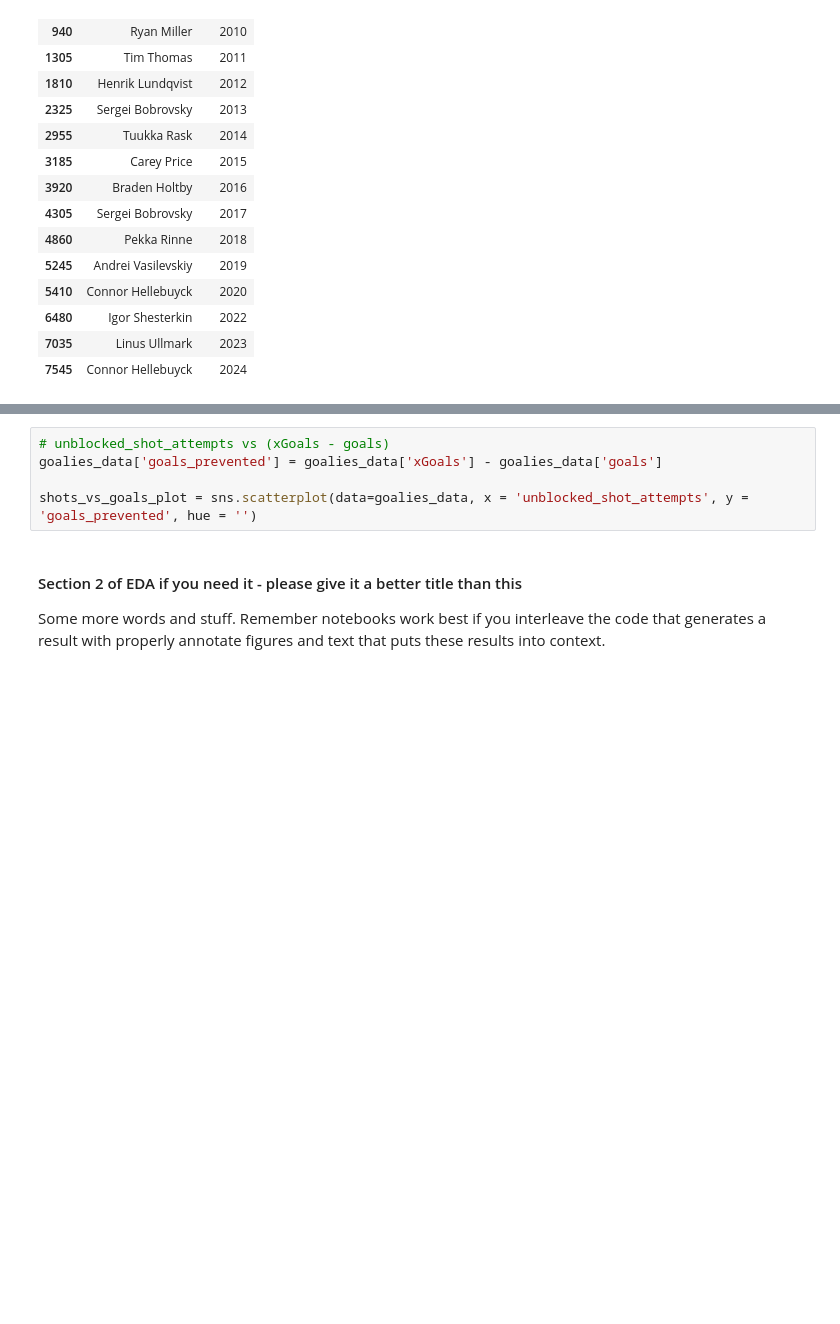
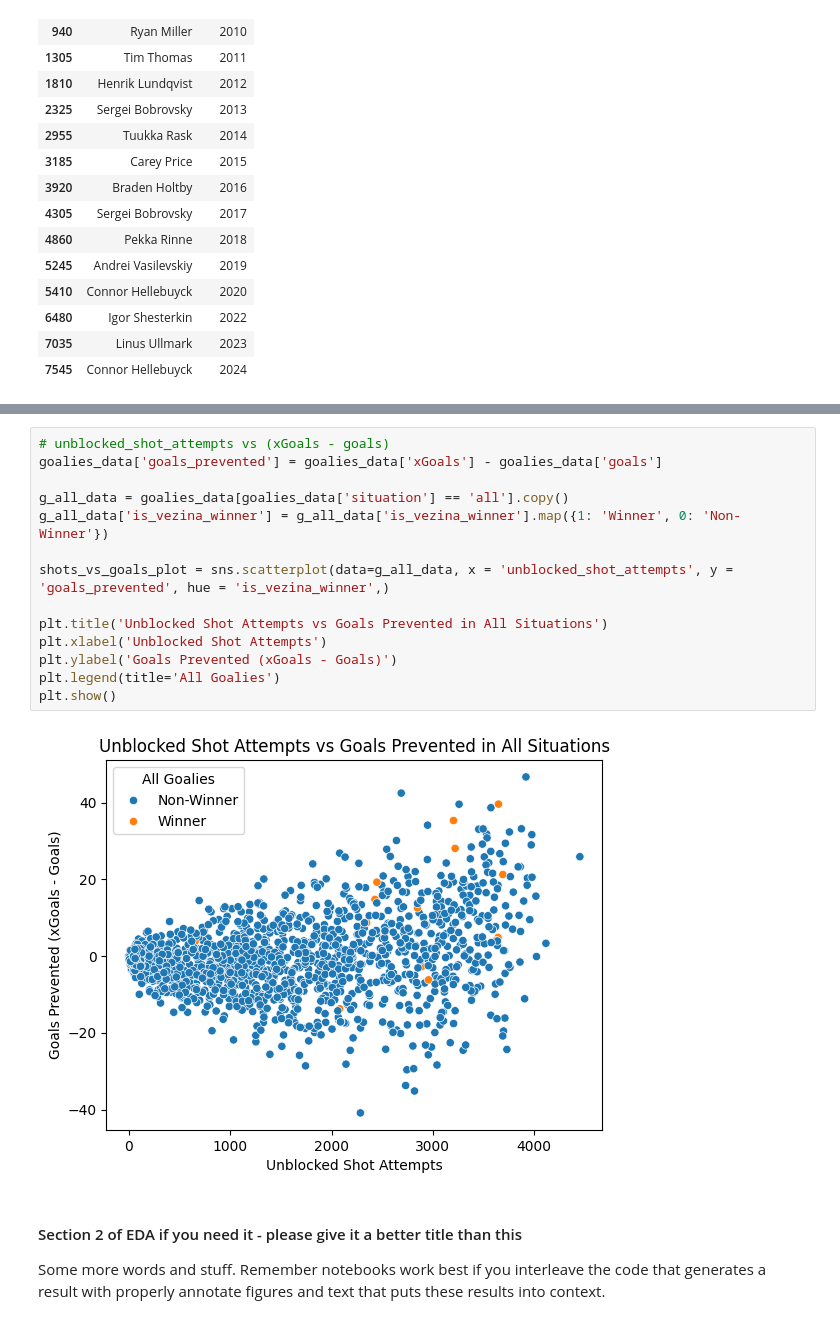
Before and after one commit to COGS108/Group118_WI26, a Jupyter notebook: 02-EDACheckpoint.ipynb, the cells around one changed output, grey strips where cells are left out. Saved outputs shown, nothing was run; the diff lists cells and outputs as text; blank space fills up the shorter version.

Commit message:
Built a scatterplot for Shots on Goals vs Saves in All situations

```diff
--- a/02-EDACheckpoint.ipynb
+++ b/02-EDACheckpoint.ipynb
@@ -231,8 +241,19 @@ goalies_data[goalies_data["is_vezina_winner"] == 1][["name", "season"]].drop_dup
 # %%
 # unblocked_shot_attempts vs (xGoals - goals)
 goalies_data['goals_prevented'] = goalies_data['xGoals'] - goalies_data['goals']
 
-shots_vs_goals_plot = sns.scatterplot(data=goalies_data, x = 'unblocked_shot_attempts', y = 'goals_prevented', hue = '')
+g_all_data = goalies_data[goalies_data['situation'] == 'all'].copy()
+g_all_data['is_vezina_winner'] = g_all_data['is_vezina_winner'].map({1: 'Winner', 0: 'Non-Winner'})
+
+shots_vs_goals_plot = sns.scatterplot(data=g_all_data, x = 'unblocked_shot_attempts', y = 'goals_prevented', hue = 'is_vezina_winner',)
+
+plt.title('Unblocked Shot Attempts vs Goals Prevented in All Situations')
+plt.xlabel('Unblocked Shot Attempts')
+plt.ylabel('Goals Prevented (xGoals - Goals)')
+plt.legend(title='All Goalies')
+plt.show()
+# %% [output]
+[figure, added]
 # %% [markdown]
 #### Section 2 of EDA if you need it  - please give it a better title than this
 
```
Also changed, not shown: parts of 1 cell of this notebook.
